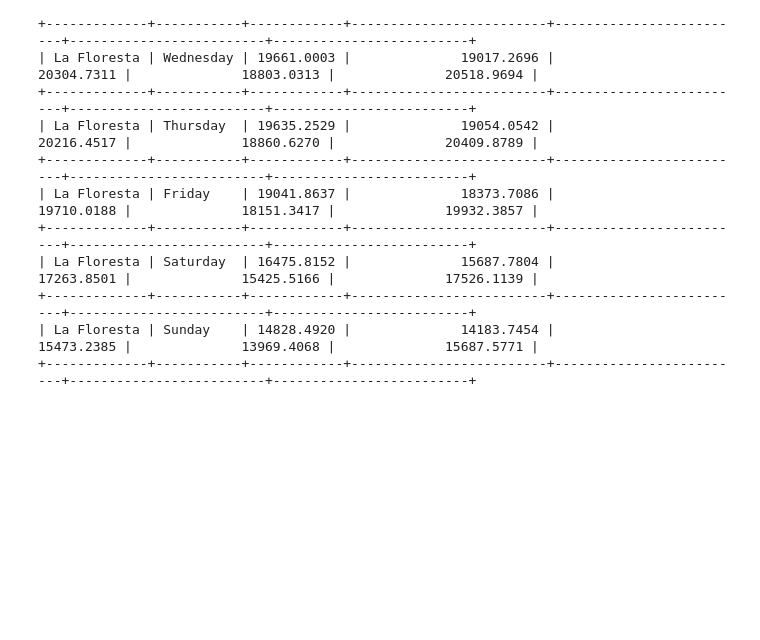
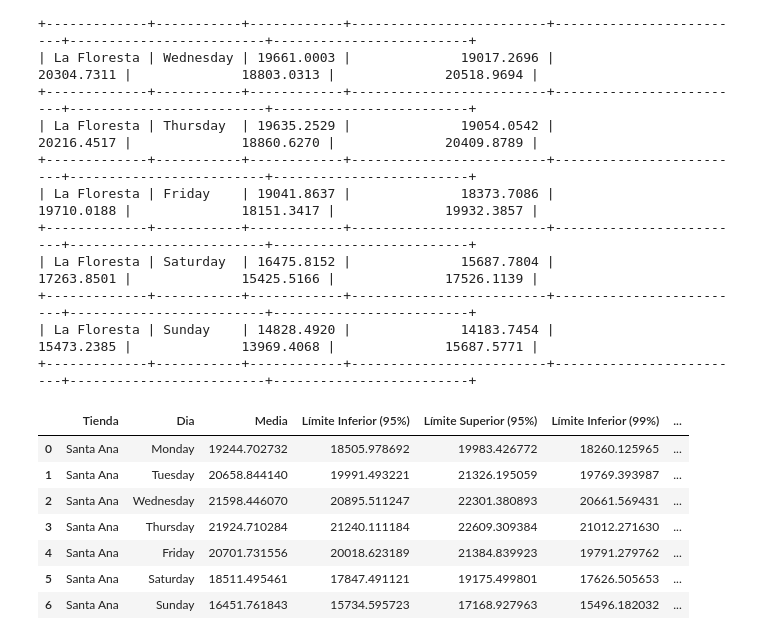
Before and after one commit to martinbrocca/CEIA-PEIA, a Jupyter notebook: TP3/TP3.ipynb, the cells around one changed output. Cells and saved outputs as stored; diff of their text form; code cells hidden in the pictures; blank space fills up the shorter version.

```diff
--- a/TP3/TP3.ipynb
+++ b/TP3/TP3.ipynb
@@ -455,3 +494,14 @@ imprimir_intervalos_confianza_2(LaFloresta_95_diario, LaFloresta_99_diario, 'Dia
 +-------------+-----------+------------+-------------------------+-------------------------+-------------------------+-------------------------+
 | La Floresta | Sunday    | 14828.4920 |              14183.7454 |              15473.2385 |              13969.4068 |              15687.5771 |
 +-------------+-----------+------------+-------------------------+-------------------------+-------------------------+-------------------------+
+# %%
+imprimir_intervalos_confianza(SantaAna_95_diario, SantaAna_99_diario, 'Dia', 'Santa Ana')
+# %% [output]
+|  | Tienda | Dia | Media | Límite Inferior (95%) | Límite Superior (95%) | Límite Inferior (99%) | ... |
+| 0 | Santa Ana | Monday | 19244.702732 | 18505.978692 | 19983.426772 | 18260.125965 | ... |
+| 1 | Santa Ana | Tuesday | 20658.844140 | 19991.493221 | 21326.195059 | 19769.393987 | ... |
+| 2 | Santa Ana | Wednesday | 21598.446070 | 20895.511247 | 22301.380893 | 20661.569431 | ... |
+| 3 | Santa Ana | Thursday | 21924.710284 | 21240.111184 | 22609.309384 | 21012.271630 | ... |
+| 4 | Santa Ana | Friday | 20701.731556 | 20018.623189 | 21384.839923 | 19791.279762 | ... |
+| 5 | Santa Ana | Saturday | 18511.495461 | 17847.491121 | 19175.499801 | 17626.505653 | ... |
+| 6 | Santa Ana | Sunday | 16451.761843 | 15734.595723 | 17168.927963 | 15496.182032 | ... |
```
Also changed, not shown: parts of 2 cells of this notebook.
